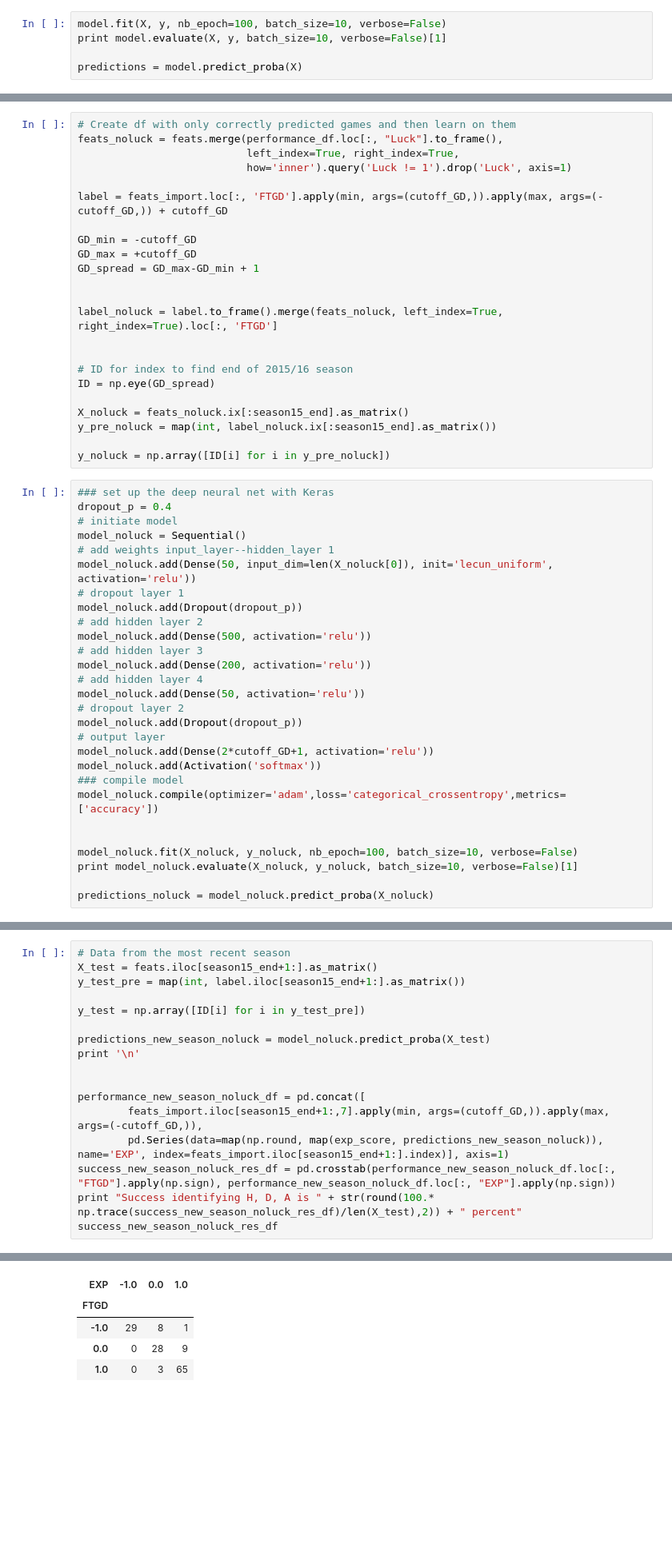
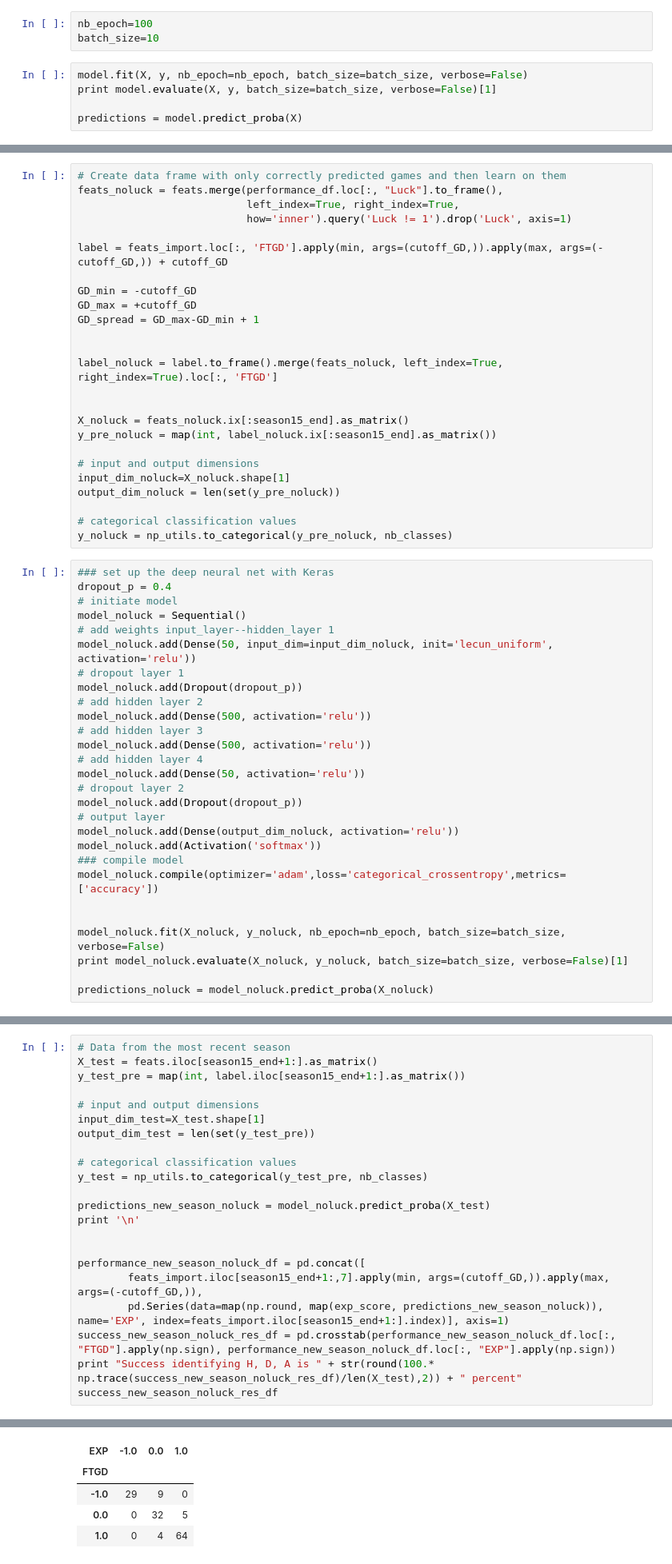
Before and after one commit to mgbukov/bundesliga, a Jupyter notebook: BL.ipynb, the cells around one changed output, grey strips where cells are left out. Shown: that part at 80% size. Drawn from its saved outputs; the diff is of its cells as text; blank space fills up the shorter version.

```diff
--- a/BL.ipynb
+++ b/BL.ipynb
@@ -176,9 +185,12 @@ model.compile(optimizer='adam',loss='categorical_crossentropy',metrics=['accurac
 # %% [markdown]
 We train the model on the training data with $100$ epochs and a mini-batch size of $10$. <br>
 Since we use a softmax activation, the neural network outputs probabilities for the different outcomes of goal differentials.
+# %%
+nb_epoch=100
+batch_size=10
 # %%
-model.fit(X, y, nb_epoch=100, batch_size=10, verbose=False)
-print model.evaluate(X, y, batch_size=10, verbose=False)[1]
+model.fit(X, y, nb_epoch=nb_epoch, batch_size=batch_size, verbose=False)
+print model.evaluate(X, y, batch_size=batch_size, verbose=False)[1]
 
 predictions = model.predict_proba(X)
 # %% [output]
@@ -258,7 +270,7 @@ performance_df = performance_df.merge(
     performance_df.query('(GD_err == 1) & (P_err == 1)').loc[:, "P_err"].to_frame().rename(columns={"P_err":"Luck"}),
     left_index=True, right_index=True, how='left').fillna(0)
 # %%
-# Create df with only correctly predicted games and then learn on them
+# Create data frame with only correctly predicted games and then learn on them
 feats_noluck = feats.merge(performance_df.loc[:, "Luck"].to_frame(),
                            left_index=True, right_index=True,
                            how='inner').query('Luck != 1').drop('Luck', axis=1)
@@ -273,39 +285,41 @@ GD_spread = GD_max-GD_min + 1
 label_noluck = label.to_frame().merge(feats_noluck, left_index=True, right_index=True).loc[:, 'FTGD']
 
 
-# ID for index to find end of 2015/16 season
-ID = np.eye(GD_spread)
-
 X_noluck = feats_noluck.ix[:season15_end].as_matrix()
 y_pre_noluck = map(int, label_noluck.ix[:season15_end].as_matrix())
 
-y_noluck = np.array([ID[i] for i in y_pre_noluck])
+# input and output dimensions
+input_dim_noluck=X_noluck.shape[1]
+output_dim_noluck = len(set(y_pre_noluck))
+
+# categorical classification values
+y_noluck = np_utils.to_categorical(y_pre_noluck, nb_classes)
 # %%
 ### set up the deep neural net with Keras
 dropout_p = 0.4
 # initiate model
 model_noluck = Sequential()
 # add weights input_layer--hidden_layer 1
-model_noluck.add(Dense(50, input_dim=len(X_noluck[0]), init='lecun_uniform', activation='relu'))
+model_noluck.add(Dense(50, input_dim=input_dim_noluck, init='lecun_uniform', activation='relu'))
 # dropout layer 1
 model_noluck.add(Dropout(dropout_p))
 # add hidden layer 2
 model_noluck.add(Dense(500, activation='relu'))
 # add hidden layer 3
-model_noluck.add(Dense(200, activation='relu'))
+model_noluck.add(Dense(500, activation='relu'))
 # add hidden layer 4
 model_noluck.add(Dense(50, activation='relu'))
 # dropout layer 2
 model_noluck.add(Dropout(dropout_p))
 # output layer
-model_noluck.add(Dense(2*cutoff_GD+1, activation='relu'))
+model_noluck.add(Dense(output_dim_noluck, activation='relu'))
 model_noluck.add(Activation('softmax'))
 ### compile model
 model_noluck.compile(optimizer='adam',loss='categorical_crossentropy',metrics=['accuracy'])
 
 
-model_noluck.fit(X_noluck, y_noluck, nb_epoch=100, batch_size=10, verbose=False)
-print model_noluck.evaluate(X_noluck, y_noluck, batch_size=10, verbose=False)[1]
+model_noluck.fit(X_noluck, y_noluck, nb_epoch=nb_epoch, batch_size=batch_size, verbose=False)
+print model_noluck.evaluate(X_noluck, y_noluck, batch_size=batch_size, verbose=False)[1]
 
 predictions_noluck = model_noluck.predict_proba(X_noluck)
 # %% [output]
@@ -336,7 +349,12 @@ We apply the model to predict outcomes of games played in the most recent season
 X_test = feats.iloc[season15_end+1:].as_matrix()
 y_test_pre = map(int, label.iloc[season15_end+1:].as_matrix())
 
-y_test = np.array([ID[i] for i in y_test_pre])
+# input and output dimensions
+input_dim_test=X_test.shape[1]
+output_dim_test = len(set(y_test_pre))
+
+# categorical classification values
+y_test = np_utils.to_categorical(y_test_pre, nb_classes)
 
 predictions_new_season_noluck = model_noluck.predict_proba(X_test)
 print '\n'
@@ -356,6 +371,6 @@ Success identifying H, D, A is 85.31 percent
 | EXP | -1.0 | 0.0 | 1.0 |
 | FTGD |  |  |  |
-| -1.0 | 29 | 8 | 1 |
-| 0.0 | 0 | 28 | 9 |
-| 1.0 | 0 | 3 | 65 |
+| -1.0 | 29 | 9 | 0 |
+| 0.0 | 0 | 32 | 5 |
+| 1.0 | 0 | 4 | 64 |
 # %% [markdown]
```
Also changed, not shown: parts of 19 cells of this notebook, 3 other files.
